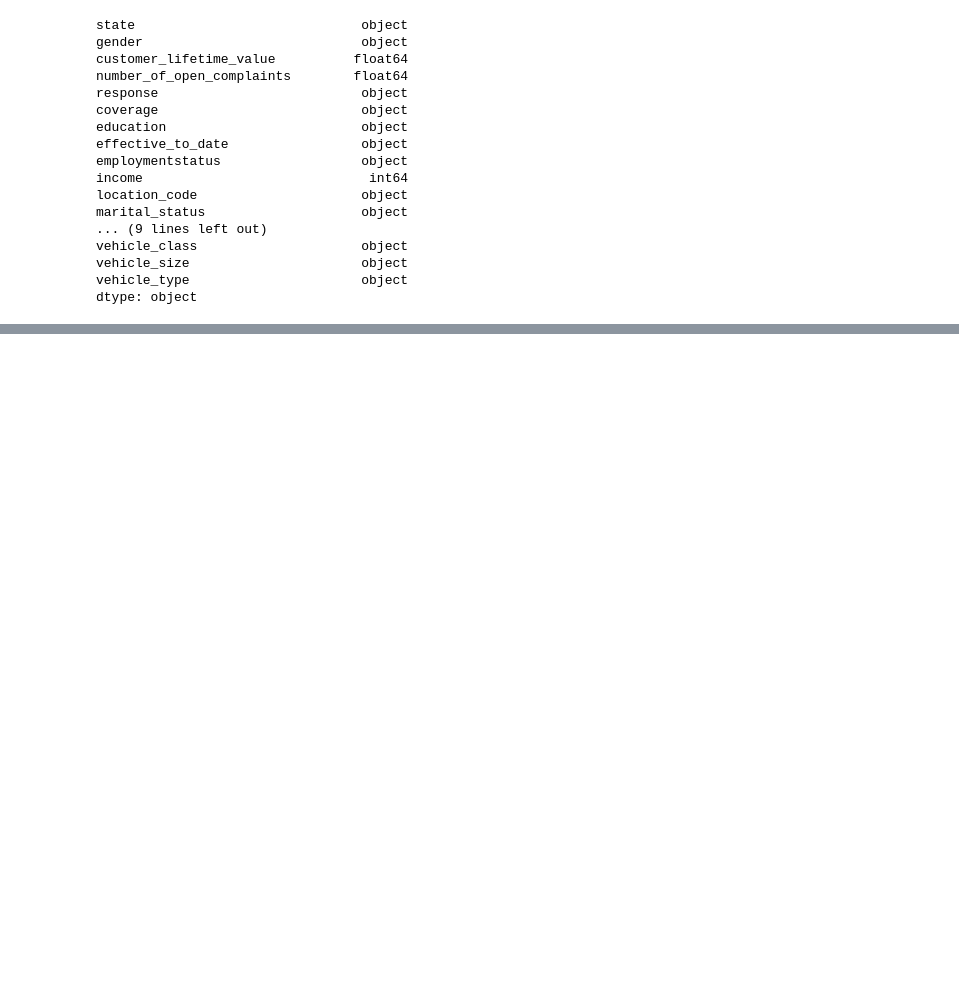
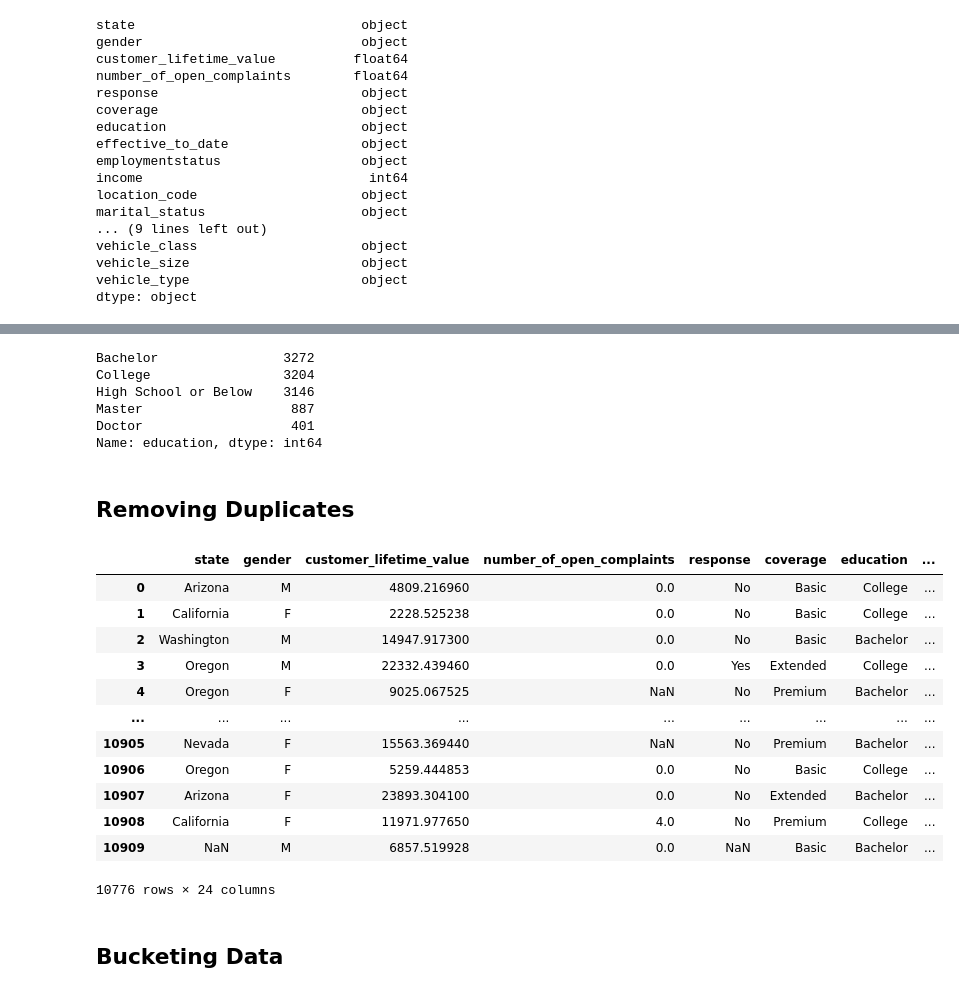
Before and after one commit to JuliaIron/IronJulia, a Jupyter notebook: Labs/9 Panda Case Study/Lab_Customer_Analysis_Case_Study_Round2.ipynb, the cells around one changed output, grey strips where cells are left out. Cells and saved outputs as stored; diff of their text form; code cells hidden in the pictures; blank space fills up the shorter version.

```diff
--- a/Labs/9 Panda Case Study/Lab_Customer_Analysis_Case_Study_Round2.ipynb
+++ b/Labs/9 Panda Case Study/Lab_Customer_Analysis_Case_Study_Round2.ipynb
@@ -201,0 +234,2 @@ dtype: object
+# %%
+df.income = df["income"].astype(float)
@@ -201,0 +319,37 @@ dtype: object
+# %%
+# check for "education".
+# Data in file Data_Marketing_Customer_Analysis_Round2 is clean and has no typos (also checked for employmentstatus)
+
+df.education.value_counts(dropna=False)
+# %% [output]
+Bachelor                3272
+College                 3204
+High School or Below    3146
+Master                   887
+Doctor                   401
+Name: education, dtype: int64
+# %% [markdown]
+## Removing Duplicates
+# %%
+# drop duplicates across all columns
+
+df.drop_duplicates()
+
+# drop duplicates across a subset of columns:
+# df.drop_duplicates(subset=["gender", "state"])
+# %% [output]
+|  | state | gender | customer_lifetime_value | number_of_open_complaints | response | coverage | education | ... |
+| 0 | Arizona | M | 4809.216960 | 0.0 | No | Basic | College | ... |
+| 1 | California | F | 2228.525238 | 0.0 | No | Basic | College | ... |
+| 2 | Washington | M | 14947.917300 | 0.0 | No | Basic | Bachelor | ... |
+| 3 | Oregon | M | 22332.439460 | 0.0 | Yes | Extended | College | ... |
+| 4 | Oregon | F | 9025.067525 | NaN | No | Premium | Bachelor | ... |
+| ... | ... | ... | ... | ... | ... | ... | ... | ... |
+| 10905 | Nevada | F | 15563.369440 | NaN | No | Premium | Bachelor | ... |
+| 10906 | Oregon | F | 5259.444853 | 0.0 | No | Basic | College | ... |
+| 10907 | Arizona | F | 23893.304100 | 0.0 | No | Extended | Bachelor | ... |
+| 10908 | California | F | 11971.977650 | 4.0 | No | Premium | College | ... |
+| 10909 | NaN | M | 6857.519928 | 0.0 | NaN | Basic | Bachelor | ... |
+10776 rows × 24 columns
+# %% [markdown]
+## Bucketing Data
```
Also changed, not shown: parts of 22 cells of this notebook.
